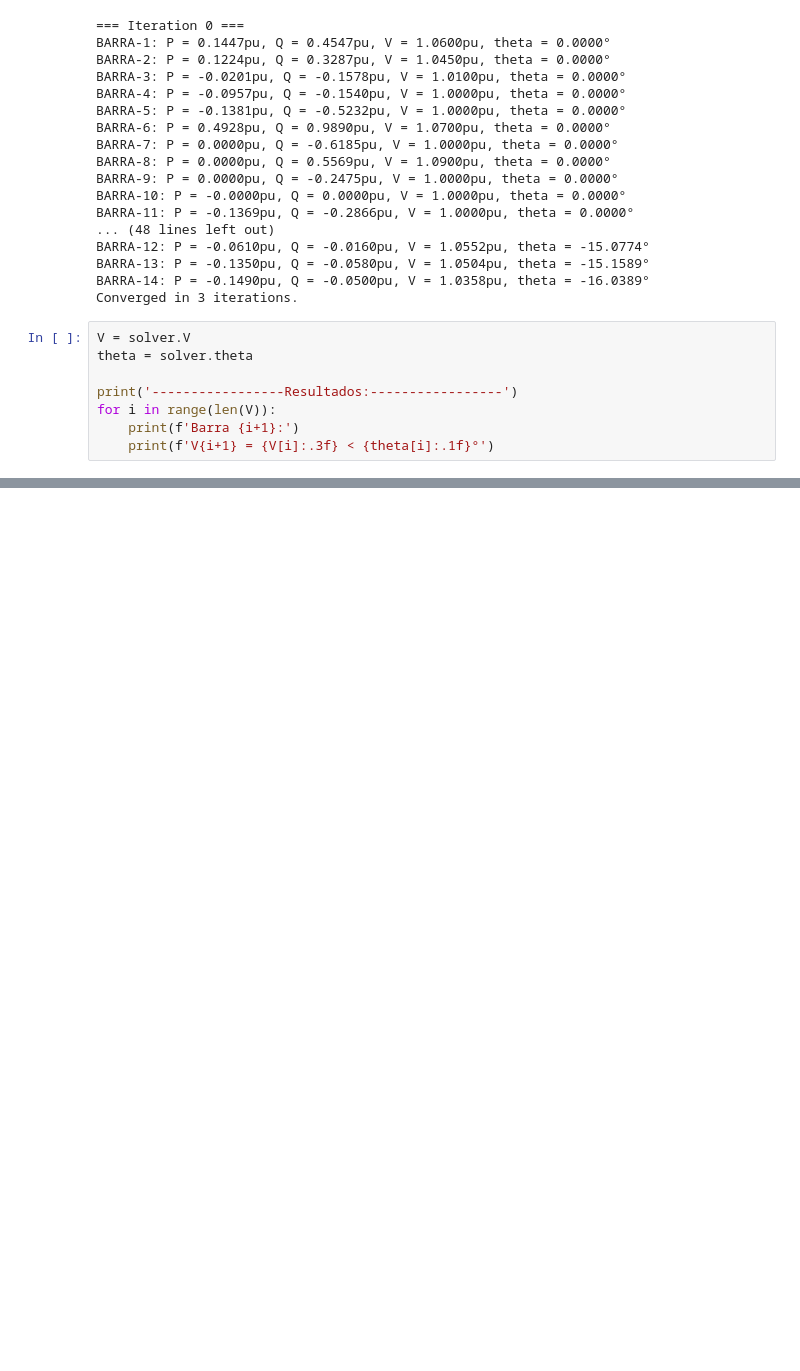
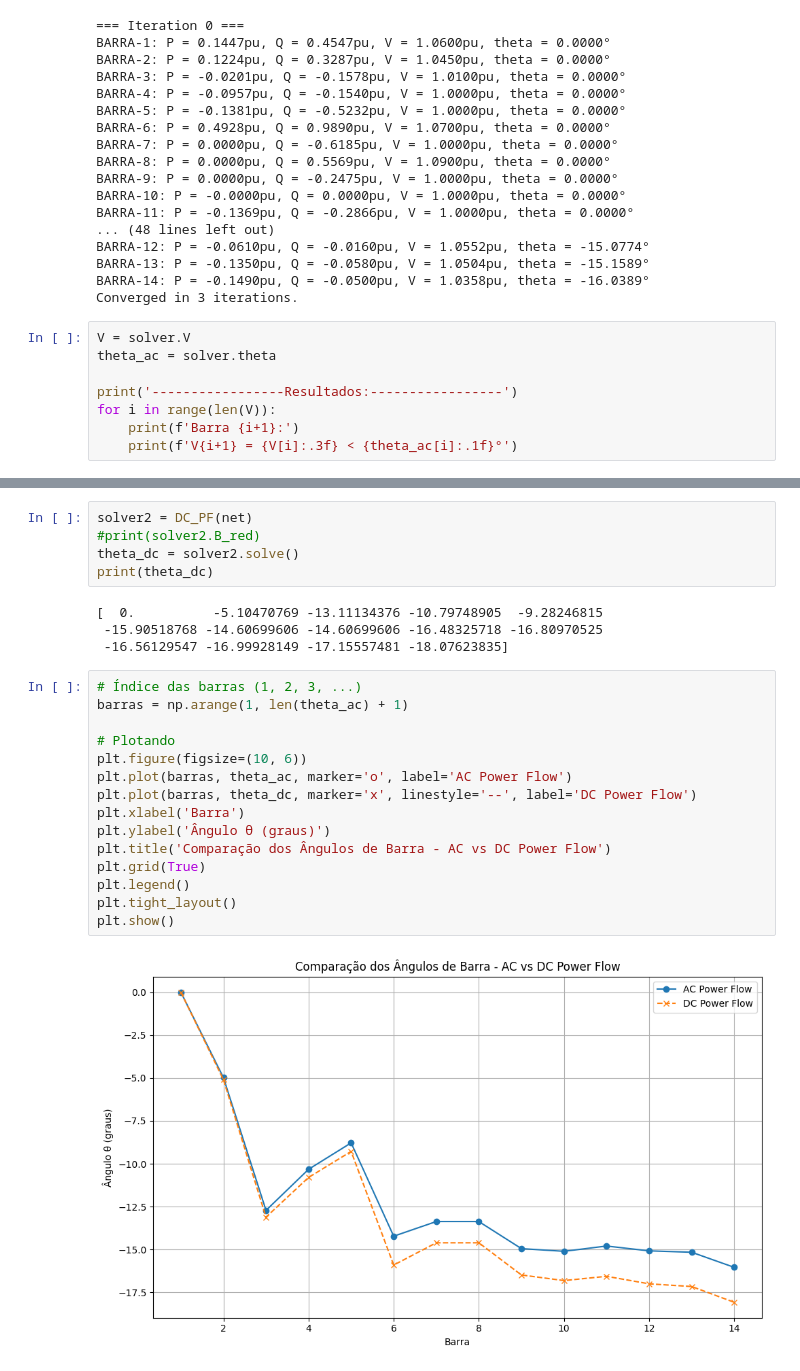
Before and after one commit to Gabriel-Halfeld-Limp/Power_Flow, a Jupyter notebook: main.ipynb, the cells around one changed output, grey strips where cells are left out. Cells and saved outputs as stored; diff of their text form; blank space fills up the shorter version.

```diff
--- a/main.ipynb
+++ b/main.ipynb
@@ -26,12 +28,12 @@ BARRA-14: P = -0.1490pu, Q = -0.0500pu, V = 1.0358pu, theta = -16.0389°
 Converged in 3 iterations.
 # %%
 V = solver.V
-theta = solver.theta
+theta_ac = solver.theta
 
 print('-----------------Resultados:-----------------')
 for i in range(len(V)):
     print(f'Barra {i+1}:')
-    print(f'V{i+1} = {V[i]:.3f} < {theta[i]:.1f}°')
+    print(f'V{i+1} = {V[i]:.3f} < {theta_ac[i]:.1f}°')
 # %% [output]
 -----------------Resultados:-----------------
 Barra 1:
@@ -50,3 +52,29 @@ Barra 13:
 V13 = 1.050 < -15.2°
 Barra 14:
 V14 = 1.036 < -16.0°
+# %%
+solver2 = DC_PF(net)
+#print(solver2.B_red)
+theta_dc = solver2.solve()
+print(theta_dc)
+# %% [output]
+[  0.          -5.10470769 -13.11134376 -10.79748905  -9.28246815
+ -15.90518768 -14.60699606 -14.60699606 -16.48325718 -16.80970525
+ -16.56129547 -16.99928149 -17.15557481 -18.07623835]
+# %%
+# Índice das barras (1, 2, 3, ...)
+barras = np.arange(1, len(theta_ac) + 1)
+
+# Plotando
+plt.figure(figsize=(10, 6))
+plt.plot(barras, theta_ac, marker='o', label='AC Power Flow')
+plt.plot(barras, theta_dc, marker='x', linestyle='--', label='DC Power Flow')
+plt.xlabel('Barra')
+plt.ylabel('Ângulo θ (graus)')
+plt.title('Comparação dos Ângulos de Barra - AC vs DC Power Flow')
+plt.grid(True)
+plt.legend()
+plt.tight_layout()
+plt.show()
+# %% [output]
+[figure, added]
```
Also changed, not shown: parts of 2 cells of this notebook, 20 other files.
